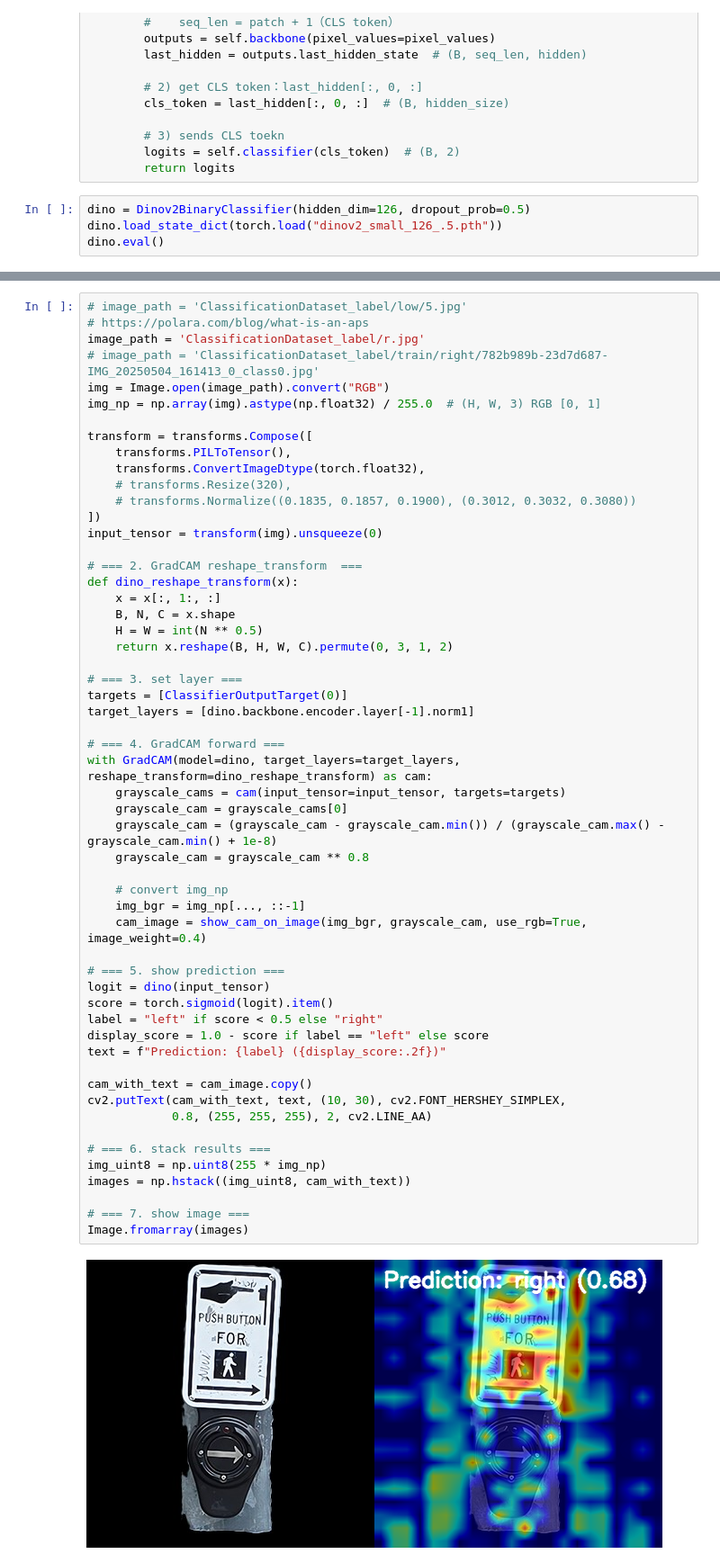
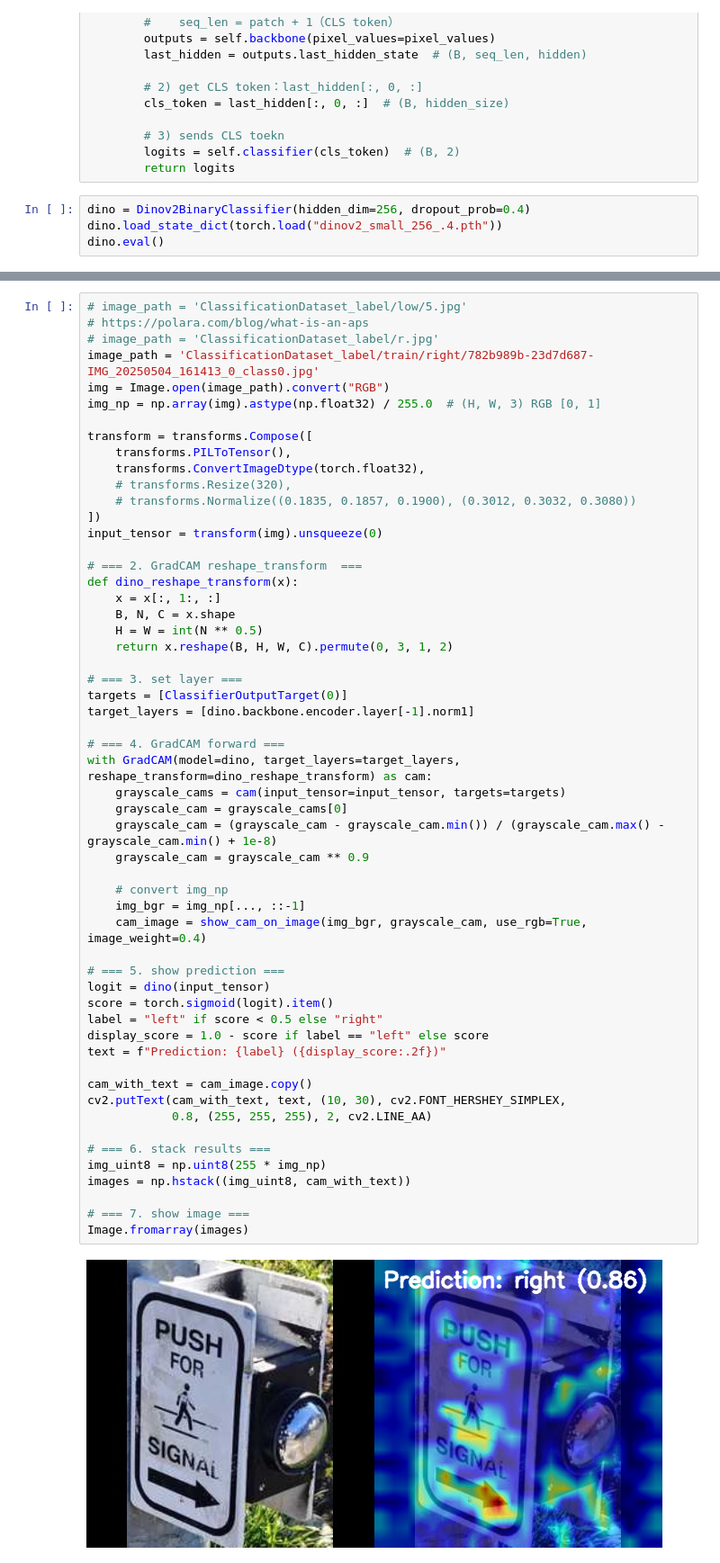
Before and after one commit to Arrokothwh/Push-Button-Heroes-Instant-Crosswalk-Button-Recognition, a Jupyter notebook: gradcam.ipynb, the cells around one changed output, grey strips where cells are left out. Shown: that part at 90% size. Saved outputs shown, nothing was run; the diff lists cells and outputs as text.

Commit message:
organize file + train dino 512 + conv

```diff
--- a/gradcam.ipynb
+++ b/gradcam.ipynb
@@ -60,7 +60,7 @@ class Dinov2BinaryClassifier(nn.Module):
         logits = self.classifier(cls_token)  # (B, 2)
         return logits
 # %%
-dino = Dinov2BinaryClassifier(hidden_dim=126, dropout_prob=0.5)
-dino.load_state_dict(torch.load("dinov2_small_126_.5.pth"))
+dino = Dinov2BinaryClassifier(hidden_dim=256, dropout_prob=0.4)
+dino.load_state_dict(torch.load("dinov2_small_256_.4.pth"))
 dino.eval()
 # %% [output]
@@ -85,8 +84,8 @@ Dinov2BinaryClassifier(
 # %%
 # image_path = 'ClassificationDataset_label/low/5.jpg'
 # https://polara.com/blog/what-is-an-aps
-image_path = 'ClassificationDataset_label/r.jpg'
-# image_path = 'ClassificationDataset_label/train/right/782b989b-23d7d687-IMG_20250504_161413_0_class0.jpg'
+# image_path = 'ClassificationDataset_label/r.jpg'
+image_path = 'ClassificationDataset_label/train/right/782b989b-23d7d687-IMG_20250504_161413_0_class0.jpg'
 img = Image.open(image_path).convert("RGB")
 img_np = np.array(img).astype(np.float32) / 255.0  # (H, W, 3) RGB [0, 1]
 
@@ -110,35 +109,35 @@ targets = [ClassifierOutputTarget(0)]
 target_layers = [dino.backbone.encoder.layer[-1].norm1]
 
 # === 4. GradCAM forward ===
 with GradCAM(model=dino, target_layers=target_layers, reshape_transform=dino_reshape_transform) as cam:
     grayscale_cams = cam(input_tensor=input_tensor, targets=targets)
     grayscale_cam = grayscale_cams[0]
     grayscale_cam = (grayscale_cam - grayscale_cam.min()) / (grayscale_cam.max() - grayscale_cam.min() + 1e-8)
-    grayscale_cam = grayscale_cam ** 0.8
+    grayscale_cam = grayscale_cam ** 0.9
 
     # convert img_np
     img_bgr = img_np[..., ::-1]
     cam_image = show_cam_on_image(img_bgr, grayscale_cam, use_rgb=True, image_weight=0.4)
 
 # === 5. show prediction ===
 logit = dino(input_tensor)
 score = torch.sigmoid(logit).item()
 label = "left" if score < 0.5 else "right"
 display_score = 1.0 - score if label == "left" else score
 text = f"Prediction: {label} ({display_score:.2f})"
 
 cam_with_text = cam_image.copy()
 cv2.putText(cam_with_text, text, (10, 30), cv2.FONT_HERSHEY_SIMPLEX,
             0.8, (255, 255, 255), 2, cv2.LINE_AA)
 
 # === 6. stack results ===
 img_uint8 = np.uint8(255 * img_np)
 images = np.hstack((img_uint8, cam_with_text))
 
 # === 7. show image ===
 Image.fromarray(images)
 # %% [output]
-[figure, old version]
+[figure, new version]
 # %%
 from pytorch_grad_cam.metrics.cam_mult_image import CamMultImageConfidenceChange
 
```
Also changed, not shown: parts of 2 cells of this notebook, 18 other files.
